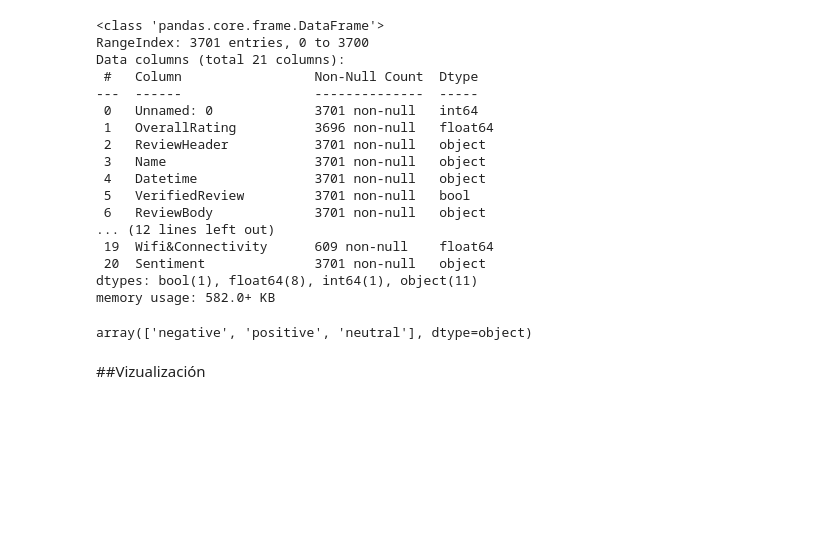
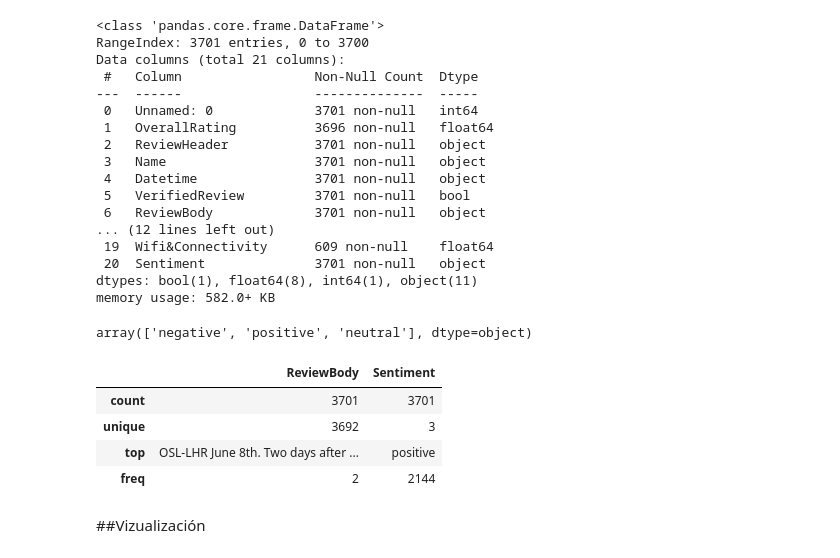
Before and after one commit to Leonardo-rodcas/Proyecto-DS-75830-Aerolineas, a Jupyter notebook: Proyecto_DS3_75830_RodriguezLeonardo_Aerolineas.ipynb, the cells around one changed output. Drawn from its saved outputs; the diff is of its cells as text; code cells hidden in the pictures; blank space fills up the shorter version.

```diff
--- a/Proyecto_DS3_75830_RodriguezLeonardo_Aerolineas.ipynb
+++ b/Proyecto_DS3_75830_RodriguezLeonardo_Aerolineas.ipynb
@@ -89,6 +91,15 @@ df_reduced = df[['ReviewBody', 'Sentiment']]
 df_reduced['Sentiment'].unique()
 # %% [output]
 array(['negative', 'positive', 'neutral'], dtype=object)
+# %%
+# Método describe
+df_reduced.describe()
+# %% [output]
+|  | ReviewBody | Sentiment |
+| count | 3701 | 3701 |
+| unique | 3692 | 3 |
+| top | OSL-LHR June 8th. Two days after ... | positive |
+| freq | 2 | 2144 |
 # %%
 text_column = 'ReviewBody'  # Columna que contiene el texto
 label_column = 'Sentiment'  # Columna con etiquetas de sentimiento
```
Also changed, not shown: parts of 2 cells of this notebook.
